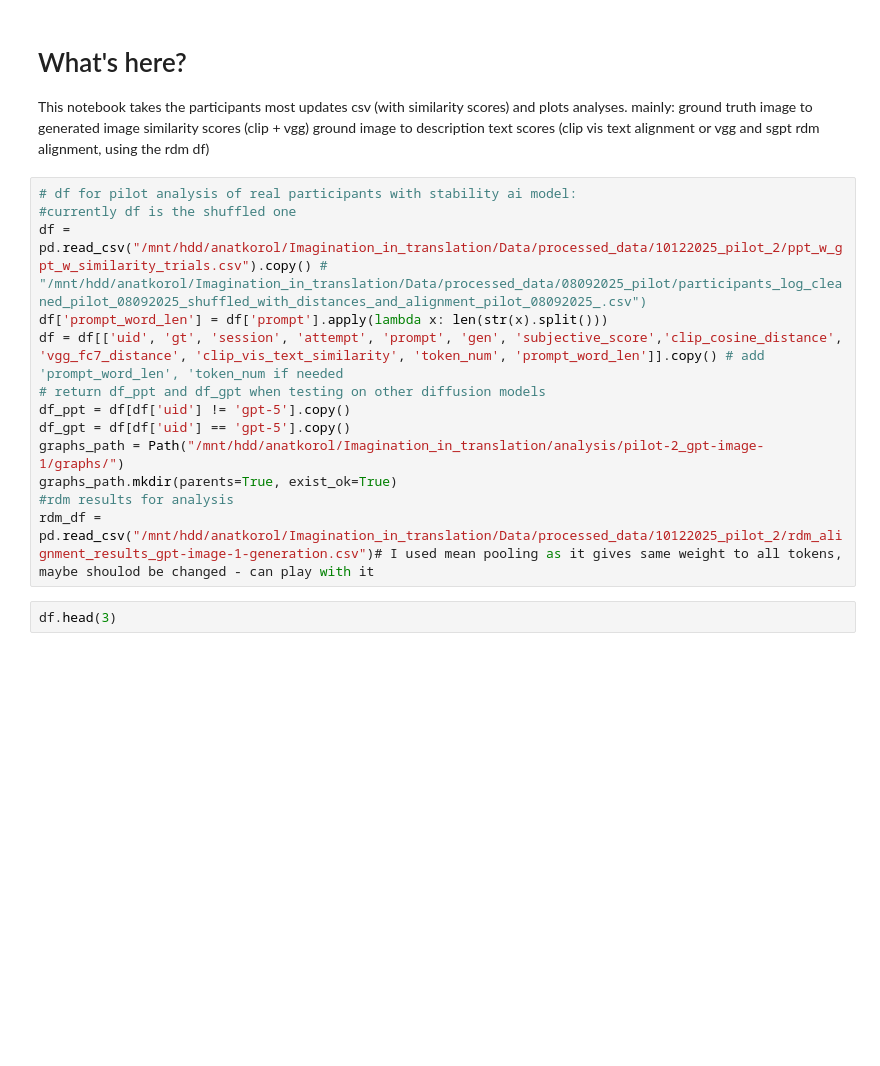
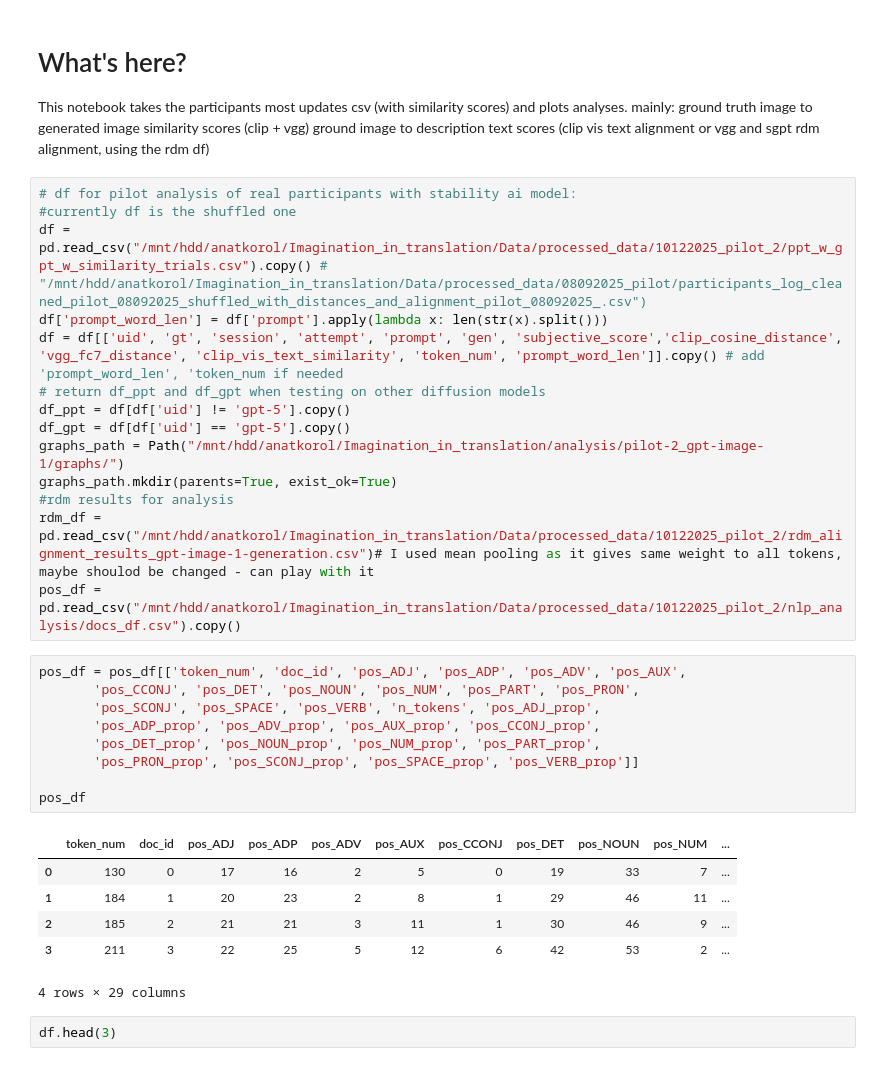
Before and after one commit to AnatKordon/Imagination_in_translation, a Jupyter notebook: analysis/plotting.ipynb, the cells around one changed output. Cells and saved outputs as stored; diff of their text form; blank space fills up the shorter version.

Commit message:
experimenting with pos tagging and noun chunking - counting and visualizing

```diff
--- a/analysis/plotting.ipynb
+++ b/analysis/plotting.ipynb
@@ -24,6 +24,23 @@ graphs_path = Path("/mnt/hdd/anatkorol/Imagination_in_translation/analysis/pilot
 graphs_path.mkdir(parents=True, exist_ok=True)
 #rdm results for analysis
 rdm_df = pd.read_csv("/mnt/hdd/anatkorol/Imagination_in_translation/Data/processed_data/10122025_pilot_2/rdm_alignment_results_gpt-image-1-generation.csv")# I used mean pooling as it gives same weight to all tokens, maybe shoulod be changed - can play with it
+pos_df = pd.read_csv("/mnt/hdd/anatkorol/Imagination_in_translation/Data/processed_data/10122025_pilot_2/nlp_analysis/docs_df.csv").copy()
+# %%
+pos_df = pos_df[['token_num', 'doc_id', 'pos_ADJ', 'pos_ADP', 'pos_ADV', 'pos_AUX',
+       'pos_CCONJ', 'pos_DET', 'pos_NOUN', 'pos_NUM', 'pos_PART', 'pos_PRON',
+       'pos_SCONJ', 'pos_SPACE', 'pos_VERB', 'n_tokens', 'pos_ADJ_prop',
+       'pos_ADP_prop', 'pos_ADV_prop', 'pos_AUX_prop', 'pos_CCONJ_prop',
+       'pos_DET_prop', 'pos_NOUN_prop', 'pos_NUM_prop', 'pos_PART_prop',
+       'pos_PRON_prop', 'pos_SCONJ_prop', 'pos_SPACE_prop', 'pos_VERB_prop']]
+
+pos_df
+# %% [output]
+|  | token_num | doc_id | pos_ADJ | pos_ADP | pos_ADV | pos_AUX | pos_CCONJ | pos_DET | pos_NOUN | pos_NUM | ... |
+| 0 | 130 | 0 | 17 | 16 | 2 | 5 | 0 | 19 | 33 | 7 | ... |
+| 1 | 184 | 1 | 20 | 23 | 2 | 8 | 1 | 29 | 46 | 11 | ... |
+| 2 | 185 | 2 | 21 | 21 | 3 | 11 | 1 | 30 | 46 | 9 | ... |
+| 3 | 211 | 3 | 22 | 25 | 5 | 12 | 6 | 42 | 53 | 2 | ... |
+4 rows × 29 columns
 # %%
 df.head(3)
 # %% [output]
```
Also changed, not shown: 4 other files.
